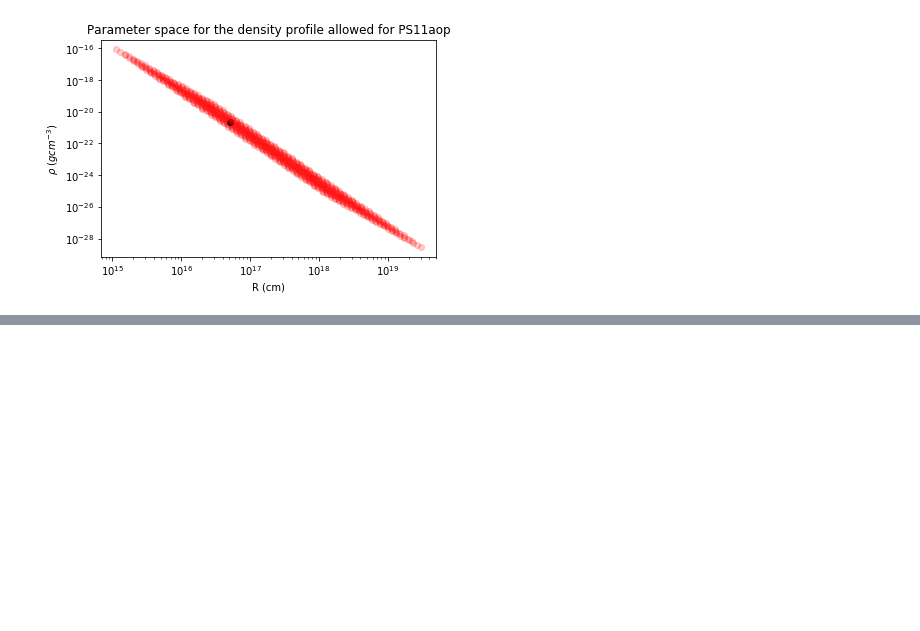
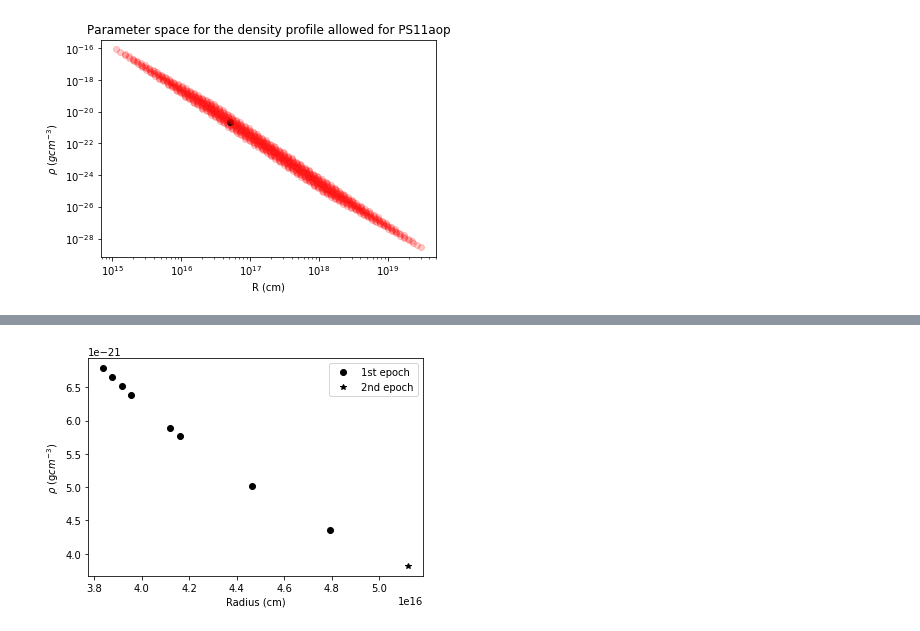
Before and after one commit to ibikadaeze/ast1501, a Jupyter notebook: multiPS11aop.ipynb, the cells around one changed output, grey strips where cells are left out. Cells and saved outputs as stored; diff of their text form; code cells hidden in the pictures; blank space fills up the shorter version.

```diff
--- a/multiPS11aop.ipynb
+++ b/multiPS11aop.ipynb
@@ -327,0 +309,20 @@ Text(0.5, 1, 'SEDs for multiPS11aop')
+# %%
+data = pd.read_csv('/home/ibik/ps11aop2epoch.csv')
+
+R1 = data['Radius']#.take([0, 3, 14]) #[3,5,6])
+a =data['A']
+d =  1e13*R1**(-2)
+plt.figure(1)
+plt.plot(R1[0:8],d[0:8],'ko',label = '1st epoch')
+plt.plot(R1[9],d[9],'k*',label = '2nd epoch')
+
+#plt.plot(np.log10(data['Radius'][0:8]),np.log10(data['den'][0:8]),'bo',np.log10(data['Radius'][9]),np.log10(data['densityw'][9]),'ko')
+
+
+plt.xlabel('Radius (cm)')
+plt.ylabel(r'$\rho$ (g$cm^{-3}$)')
+plt.legend()
+#plt.show()
+plt.savefig('dp.pdf')
+# %% [output]
+[figure, added]
```
Also changed, not shown: parts of 3 cells of this notebook.
